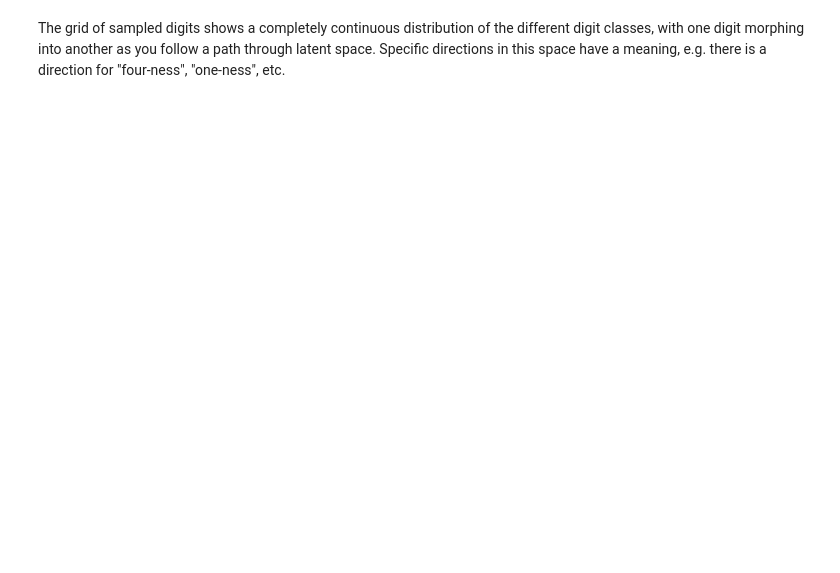
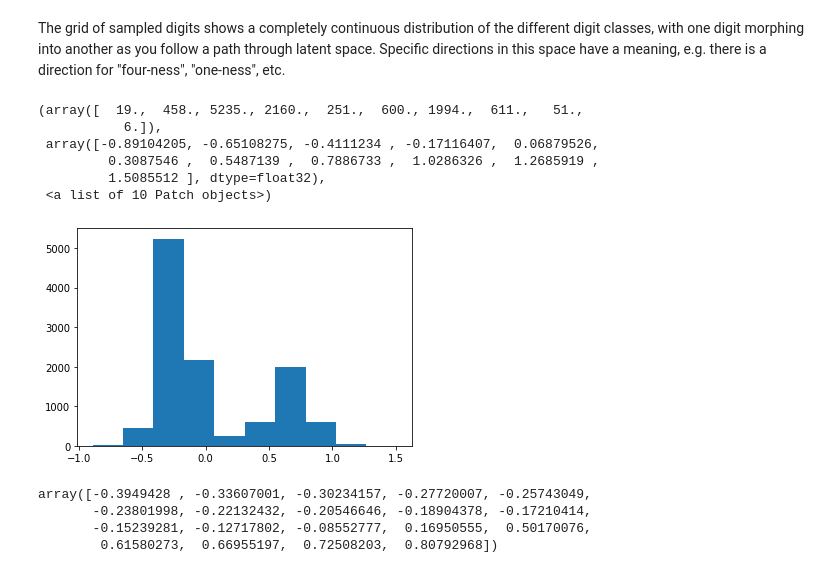
Before and after one commit to yaniv256/VAEs-in-Economics, a Jupyter notebook: Notebooks/Time_use_shares_with_vaes.ipynb, the cells around one changed output. Drawn from its saved outputs; the diff is of its cells as text; code cells hidden in the pictures; blank space fills up the shorter version.

```diff
--- a/Notebooks/Time_use_shares_with_vaes.ipynb
+++ b/Notebooks/Time_use_shares_with_vaes.ipynb
@@ -268,3 +295,24 @@ plot_types(decoder)
 The grid of sampled digits shows a completely continuous distribution of the different digit classes, with one digit morphing into another
 as you follow a path through latent space. Specific directions in this space have a meaning, e.g. there is a direction for "four-ness",
 "one-ness", etc.
+# %%
+from seaborn import distplot
+
+encoded_data=encoder.predict(ts/minutes_in_day)
+
+plt.hist(encoded_data)
+# %% [output]
+(array([  19.,  458., 5235., 2160.,  251.,  600., 1994.,  611.,   51.,
+           6.]),
+ array([-0.89104205, -0.65108275, -0.4111234 , -0.17116407,  0.06879526,
+         0.3087546 ,  0.5487139 ,  0.7886733 ,  1.0286326 ,  1.2685919 ,
+         1.5085512 ], dtype=float32),
+ <a list of 10 Patch objects>)
+[figure, added]
+# %%
+np.percentile(encoded_data,np.linspace(5,95,19))
+# %% [output]
+array([-0.3949428 , -0.33607001, -0.30234157, -0.27720007, -0.25743049,
+       -0.23801998, -0.22132432, -0.20546646, -0.18904378, -0.17210414,
+       -0.15239281, -0.12717802, -0.08552777,  0.16950555,  0.50170076,
+        0.61580273,  0.66955197,  0.72508203,  0.80792968])
```
Also changed, not shown: parts of 6 cells of this notebook.
